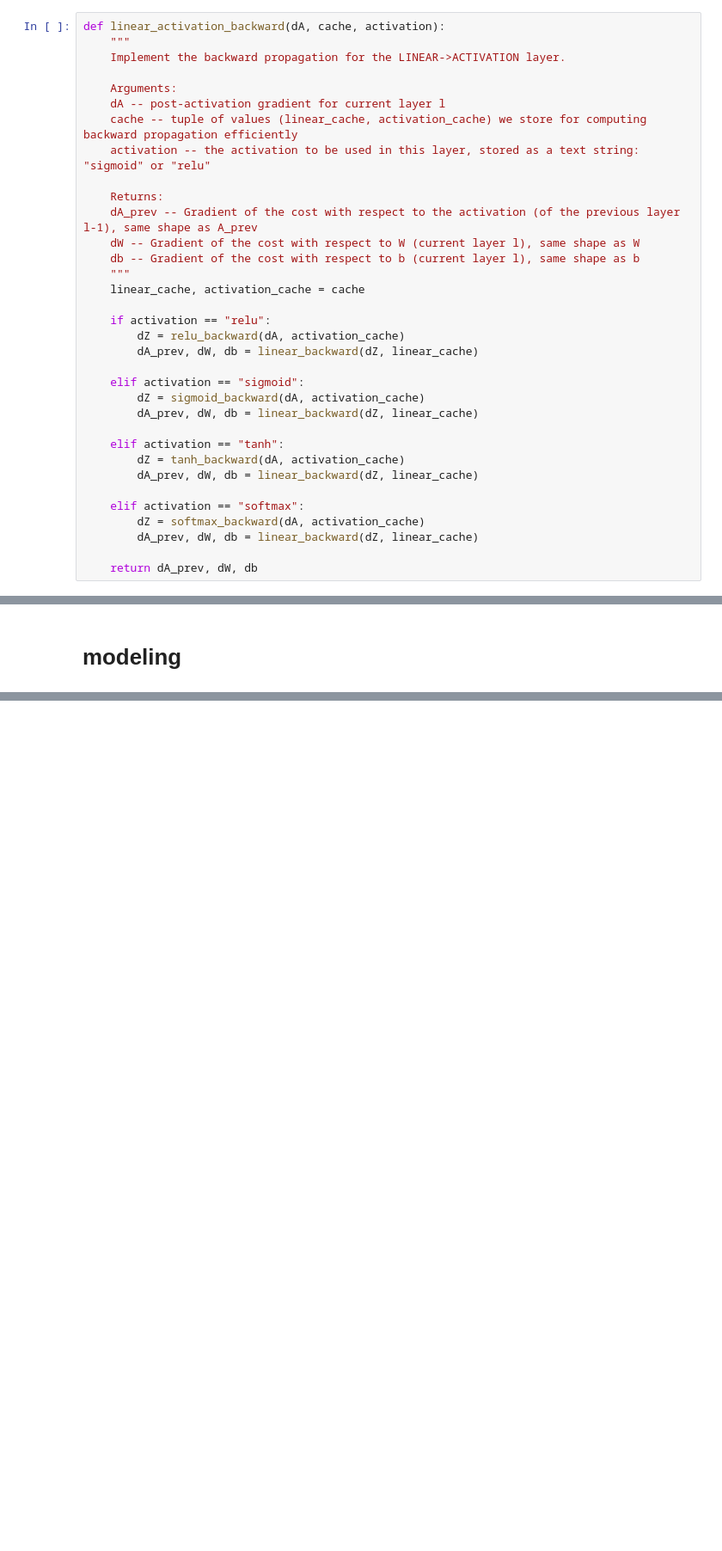
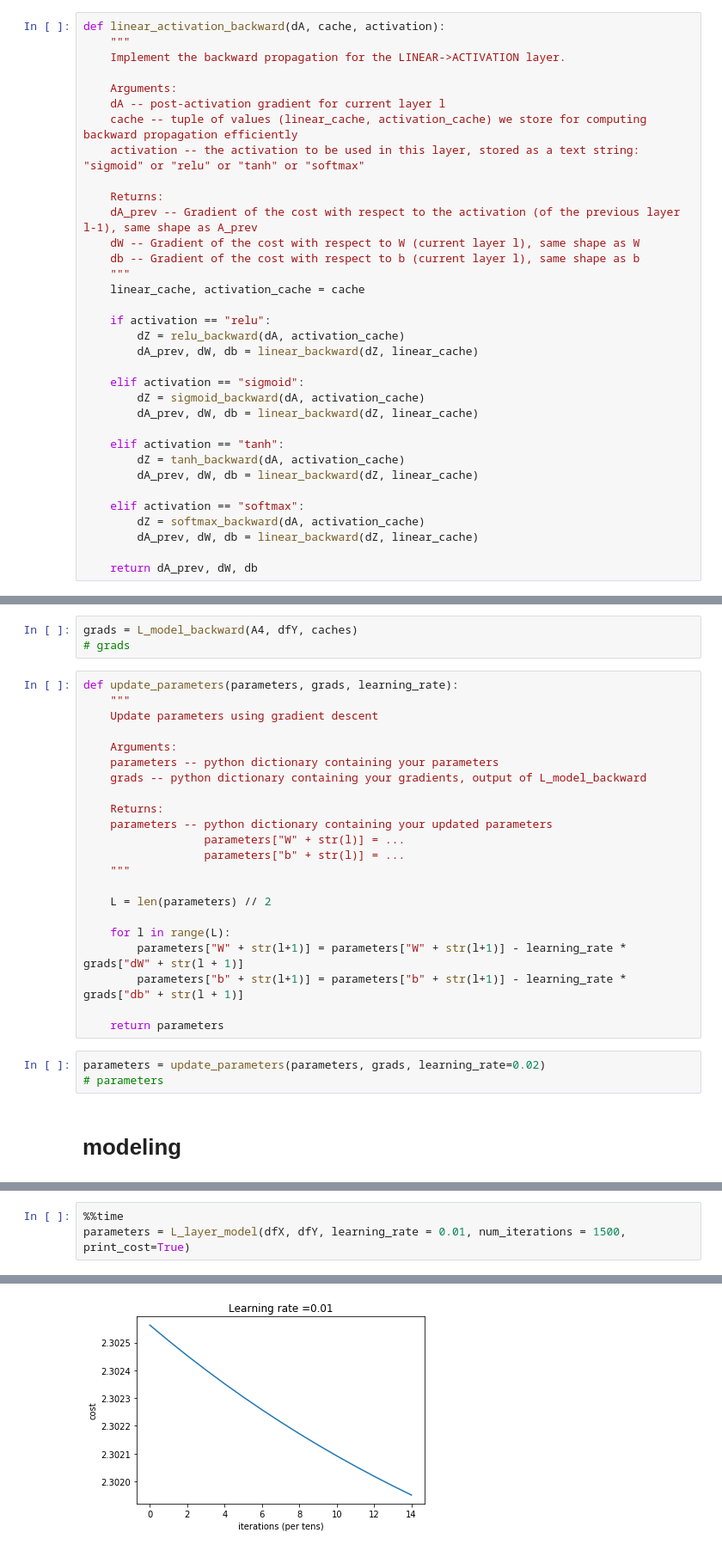
Before and after one commit to sooooner/DL_train_with_Digit_Recognizer, a Jupyter notebook: Digit_Recognizer.ipynb, the cells around one changed output, grey strips where cells are left out. Shown at 86% size. Cells and saved outputs as stored; diff of their text form; blank space fills up the shorter version.

Commit message:
L- model

```diff
--- a/Digit_Recognizer.ipynb
+++ b/Digit_Recognizer.ipynb
@@ -654,7 +644,7 @@ def linear_activation_backward(dA, cache, activation):
     Arguments:
     dA -- post-activation gradient for current layer l
     cache -- tuple of values (linear_cache, activation_cache) we store for computing backward propagation efficiently
-    activation -- the activation to be used in this layer, stored as a text string: "sigmoid" or "relu"
+    activation -- the activation to be used in this layer, stored as a text string: "sigmoid" or "relu" or "tanh" or "softmax"
 
     Returns:
     dA_prev -- Gradient of the cost with respect to the activation (of the previous layer l-1), same shape as A_prev
@@ -683,2 +713,30 @@ def linear_activation_backward(dA, cache, activation):
+# %%
+grads = L_model_backward(A4, dfY, caches)
+# grads
+# %%
+def update_parameters(parameters, grads, learning_rate):
+    """
+    Update parameters using gradient descent
+
+    Arguments:
+    parameters -- python dictionary containing your parameters
+    grads -- python dictionary containing your gradients, output of L_model_backward
+
+    Returns:
+    parameters -- python dictionary containing your updated parameters
+                  parameters["W" + str(l)] = ...
+                  parameters["b" + str(l)] = ...
+    """
+
+    L = len(parameters) // 2
+
+    for l in range(L):
+        parameters["W" + str(l+1)] = parameters["W" + str(l+1)] - learning_rate * grads["dW" + str(l + 1)]
+        parameters["b" + str(l+1)] = parameters["b" + str(l+1)] - learning_rate * grads["db" + str(l + 1)]
+
+    return parameters
+# %%
+parameters = update_parameters(parameters, grads, learning_rate=0.02)
+# parameters
 # %% [markdown]
 # modeling
@@ -684,0 +792,4 @@ def linear_activation_backward(dA, cache, activation):
+# %%
+%%time
+parameters = L_layer_model(dfX, dfY, learning_rate = 0.01, num_iterations = 1500, print_cost=True)
+# %% [output]
@@ -684,0 +811 @@ def linear_activation_backward(dA, cache, activation):
+[figure, added]
```
Also changed, not shown: parts of 36 cells of this notebook.
